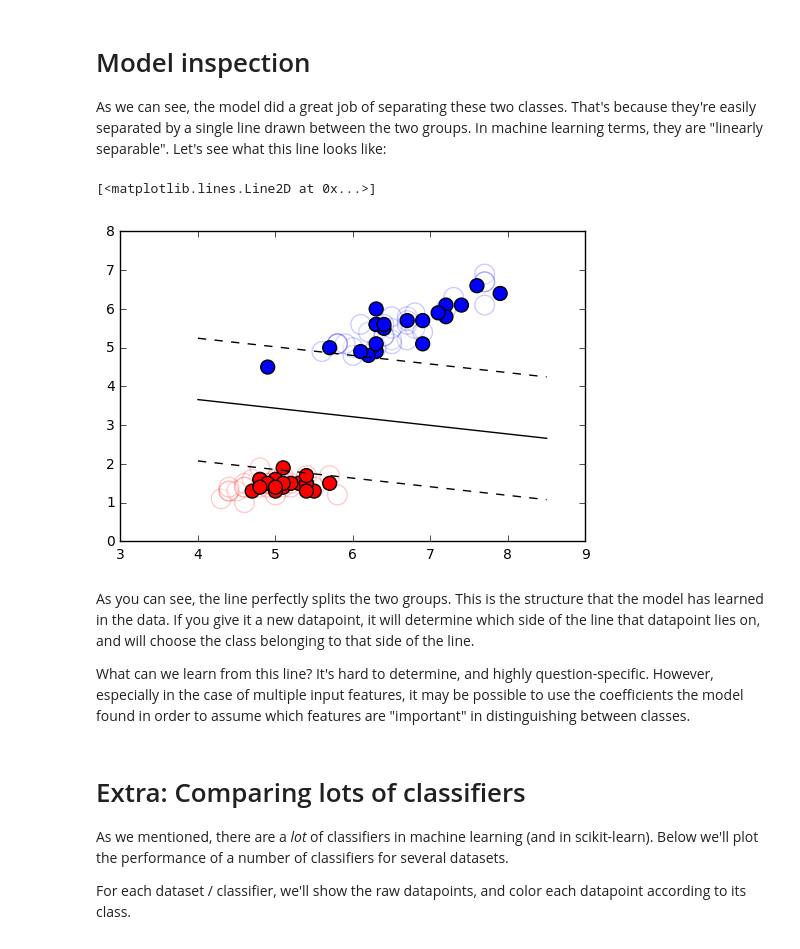
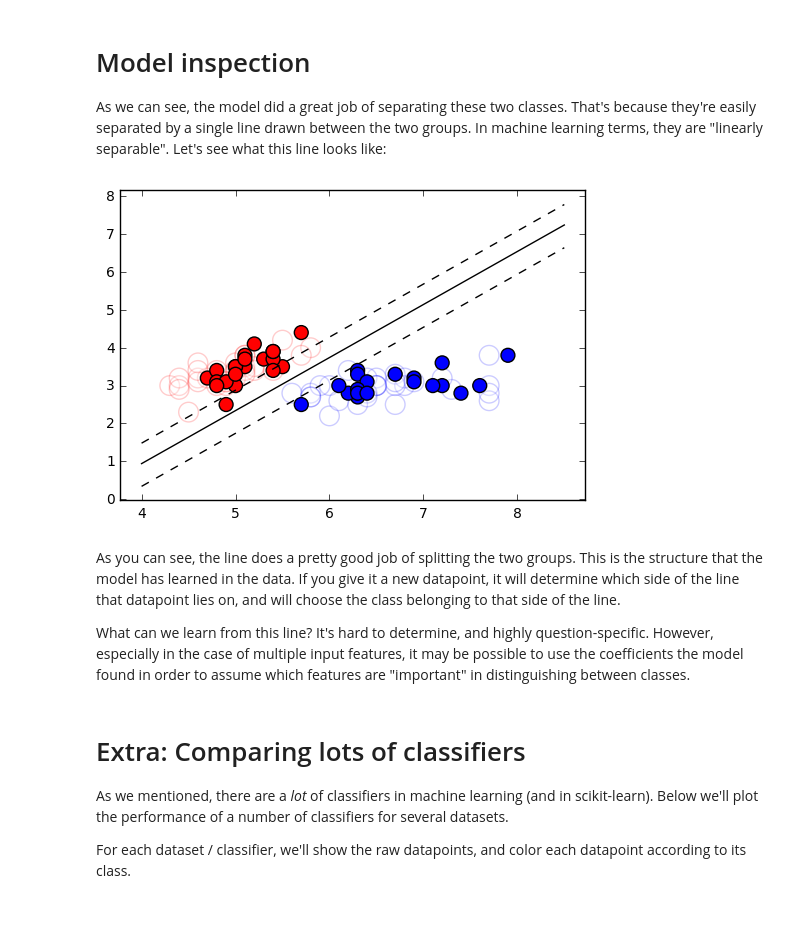
Before and after one commit to choldgraf/UCSF-Data_Driven_Neuro, a Jupyter notebook: machine_learning/1_classifier_comparison.ipynb, the cells around one changed output. Cells and saved outputs as stored; diff of their text form; code cells hidden in the pictures; blank space fills up the shorter version.

```diff
--- a/machine_learning/1_classifier_comparison.ipynb
+++ b/machine_learning/1_classifier_comparison.ipynb
@@ -75,3 +92,16 @@ cmap = ListedColormap(cols_cmap)
+# %%
+# Return a boolean mask for the targets we care about
+targets = [0, 2]
+mask_samples = np.array([ii in targets
+                         for ii in iris['target']], dtype=bool)
+
+# These are the features we'll use
+features = [0, 1]
+name1, name2 = [iris['feature_names'][ii] for ii in targets]
+
+# Now pull the datapoints
+X = iris['data'][:, features][mask_samples]
+y = iris['target'][mask_samples]
 # %%
 fig, ax = plt.subplots()
 ax.scatter(X[:, 0], X[:, 1], c=y, cmap=cmap, s=100)
@@ -126,8 +157,11 @@ Note how the model predicted integers, corresponding to class 1 or 2. Let's plot
 # %%
-edgecolors = np.where(y_train == 0, cols_cmap[0], cols_cmap[1])
+# We'll set the training data to be white on the inside
+# Then we can compare it with the model predictions
+edgecolors = np.where(y_train == targets[0], cols_cmap[0], cols_cmap[1])
 
 fig, ax = plt.subplots()
 ax.scatter(X_train[:, 0], X_train[:, 1], c='w', s=200,
            alpha=.2, edgecolors=edgecolors)
 ax.scatter(X_test[:, 0], X_test[:, 1], c=predictions, s=100, cmap=cmap)
+ax.set(xlabel=name1, ylabel=name2)
 # %% [output]
@@ -138,34 +172,35 @@ ax.scatter(X_test[:, 0], X_test[:, 1], c=predictions, s=100, cmap=cmap)
 # Model inspection
 As we can see, the model did a great job of separating these two classes. That's because they're easily separated by a single line drawn between the two groups. In machine learning terms, they are "linearly separable". Let's see what this line looks like:
 # %%
+# Remake the scatterplot
 fig, ax = plt.subplots()
 ax.scatter(X_train[:, 0], X_train[:, 1], c='w', s=200,
            alpha=.2, edgecolors=edgecolors)
 ax.scatter(X_test[:, 0], X_test[:, 1], c=predictions, s=100, cmap=cmap)
 
+# Now plot the shape of the dividing hyperplane
 plt_x = np.linspace(*ax.get_xlim(), num=100)
-
 w = svc.coef_[0]
 a = -w[0] / w[1]
 line_y = a * plt_x - (svc.intercept_[0]) / w[1]
 
 # plot the parallels to the separating hyperplane that pass through the
 # support vectors
 b = svc.support_vectors_[0]
 yy_down = a * plt_x + (b[1] - a * b[0])
 
 b = svc.support_vectors_[-1]
 yy_up = a * plt_x + (b[1] - a * b[0])
 
 # plot the line, the points, and the nearest vectors to the plane
 ax.plot(plt_x, line_y, 'k')
 ax.plot(plt_x, yy_down, 'k--')
 ax.plot(plt_x, yy_up, 'k--')
+plt.autoscale(tight=True)
 # %% [output]
-[<matplotlib.lines.Line2D at 0x...>]
-[figure, old version]
+[figure, new version]
 # %% [markdown]
-As you can see, the line perfectly splits the two groups. This is the structure that the model has learned in the data. If you give it a new datapoint, it will determine which side of the line that datapoint lies on, and will choose the class belonging to that side of the line.
+As you can see, the line does a pretty good job of  splitting the two groups. This is the structure that the model has learned in the data. If you give it a new datapoint, it will determine which side of the line that datapoint lies on, and will choose the class belonging to that side of the line.
 
 What can we learn from this line? It's hard to determine, and highly question-specific. However, especially in the case of multiple input features, it may be possible to use the coefficients the model found in order to assume which features are "important" in distinguishing between classes.
 # %% [markdown]
```
Also changed, not shown: parts of 18 cells of this notebook, 3 other files.
